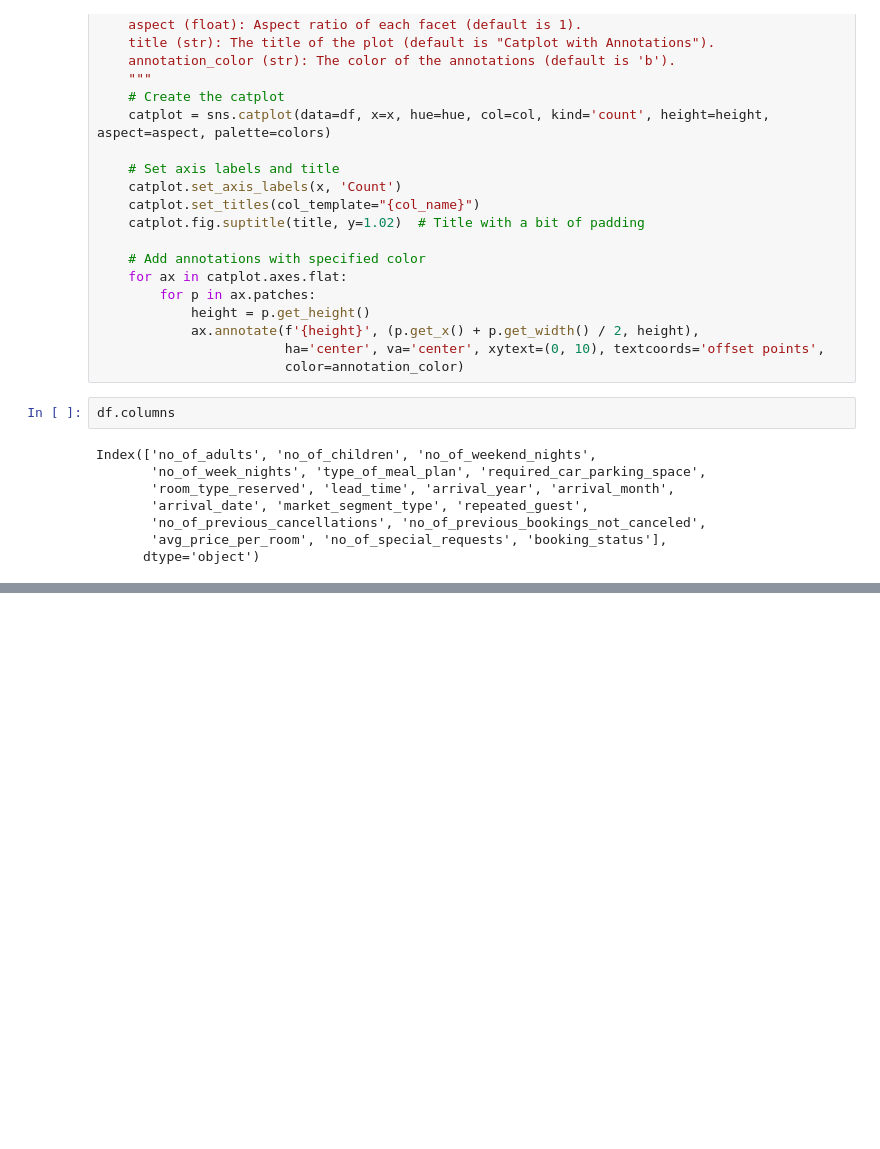
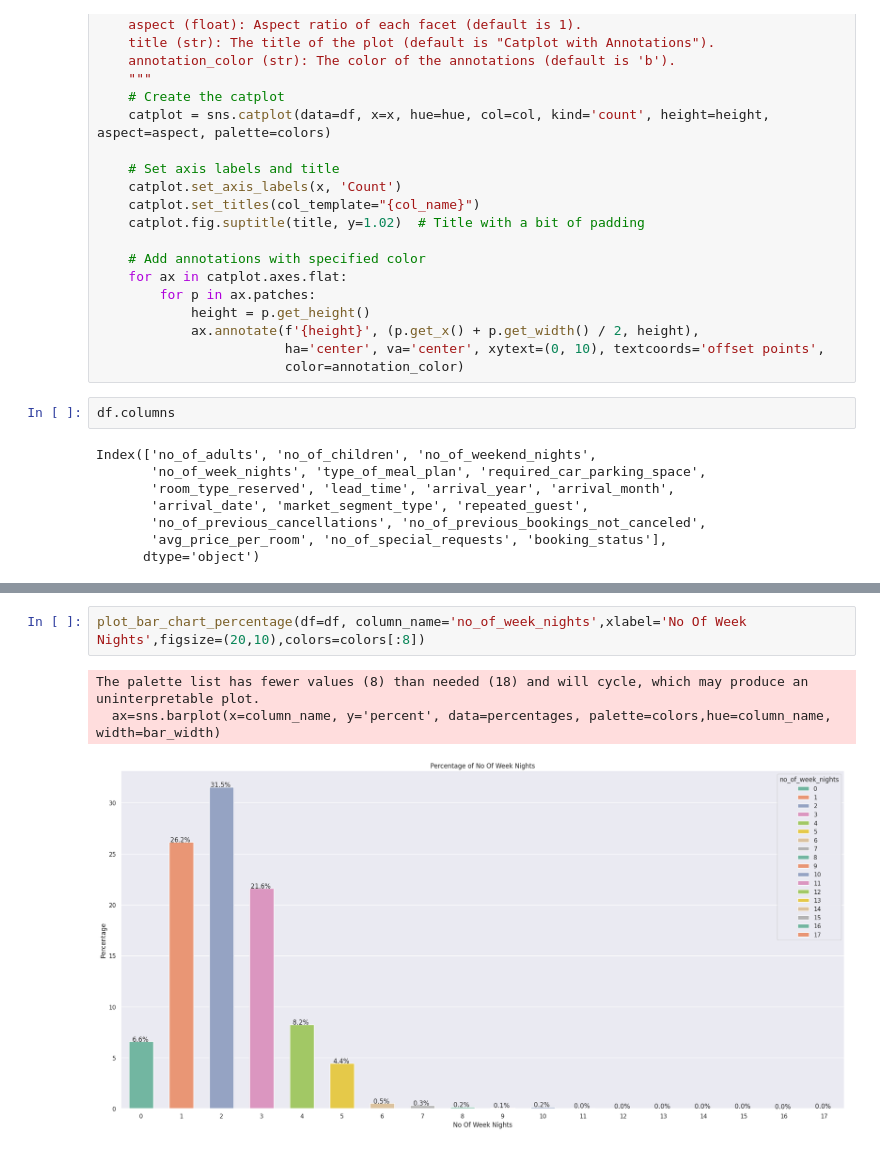
Before and after one commit to Rajesh2015/inn-hotels-bookings, a Jupyter notebook: inn_hotel_bookings_solution.ipynb, the cells around one changed output, grey strips where cells are left out. Cells and saved outputs as stored; diff of their text form; blank space fills up the shorter version.

```diff
--- a/inn_hotel_bookings_solution.ipynb
+++ b/inn_hotel_bookings_solution.ipynb
@@ -534,0 +544,6 @@ plot_bar_chart_percentage(df=df, column_name='no_of_children',xlabel='No Of Chil
+# %%
+plot_bar_chart_percentage(df=df, column_name='no_of_week_nights',xlabel='No Of Week Nights',figsize=(20,10),colors=colors[:8])
+# %% [output]
+The palette list has fewer values (8) than needed (18) and will cycle, which may produce an uninterpretable plot.
+  ax=sns.barplot(x=column_name, y='percent', data=percentages, palette=colors,hue=column_name, width=bar_width)
+[figure, added]
```
Also changed, not shown: parts of 7 cells of this notebook.
